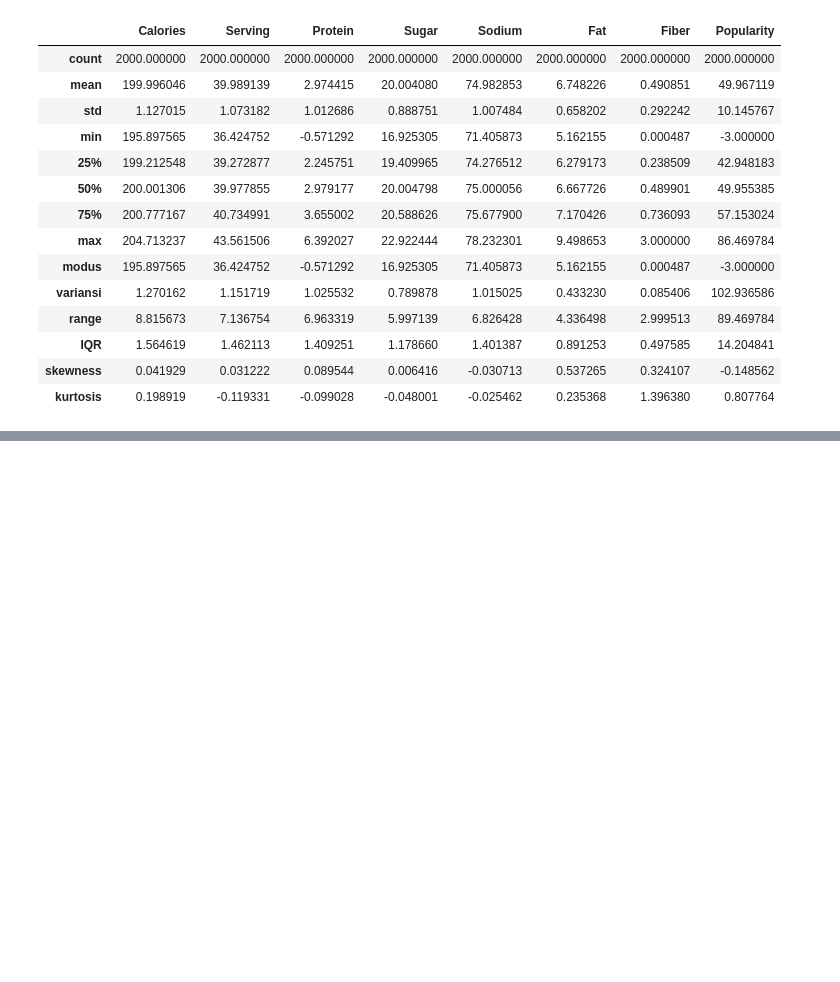
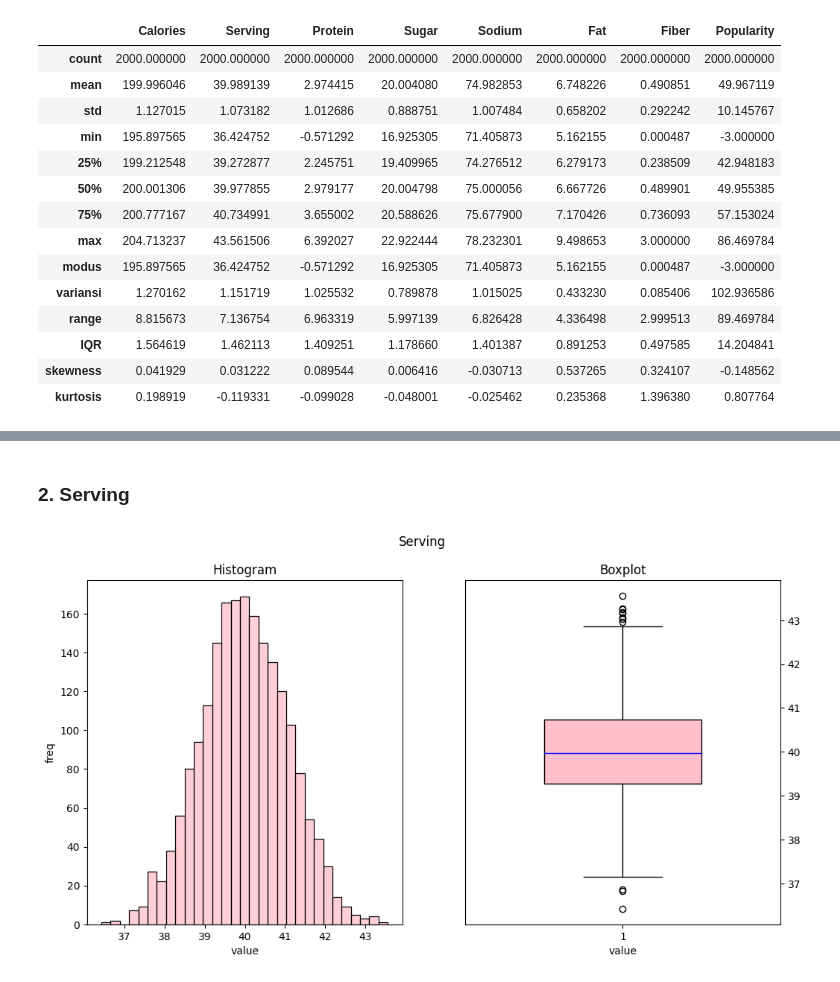
Before and after one commit to wigaandini/K1-IF2220-13522053-13522063, a Jupyter notebook: K1-IF2220-13522053-13522063.ipynb, the cells around one changed output, grey strips where cells are left out. Cells and saved outputs as stored; diff of their text form; code cells hidden in the pictures; blank space fills up the shorter version.

```diff
--- a/K1-IF2220-13522053-13522063.ipynb
+++ b/K1-IF2220-13522053-13522063.ipynb
@@ -141,0 +178,6 @@ data_stats
+# %% [markdown]
+### 2. Serving
+# %%
+dist_plot(data['Serving'], True)
+# %% [output]
+[figure, added]
```
Also changed, not shown: parts of 42 cells of this notebook.
